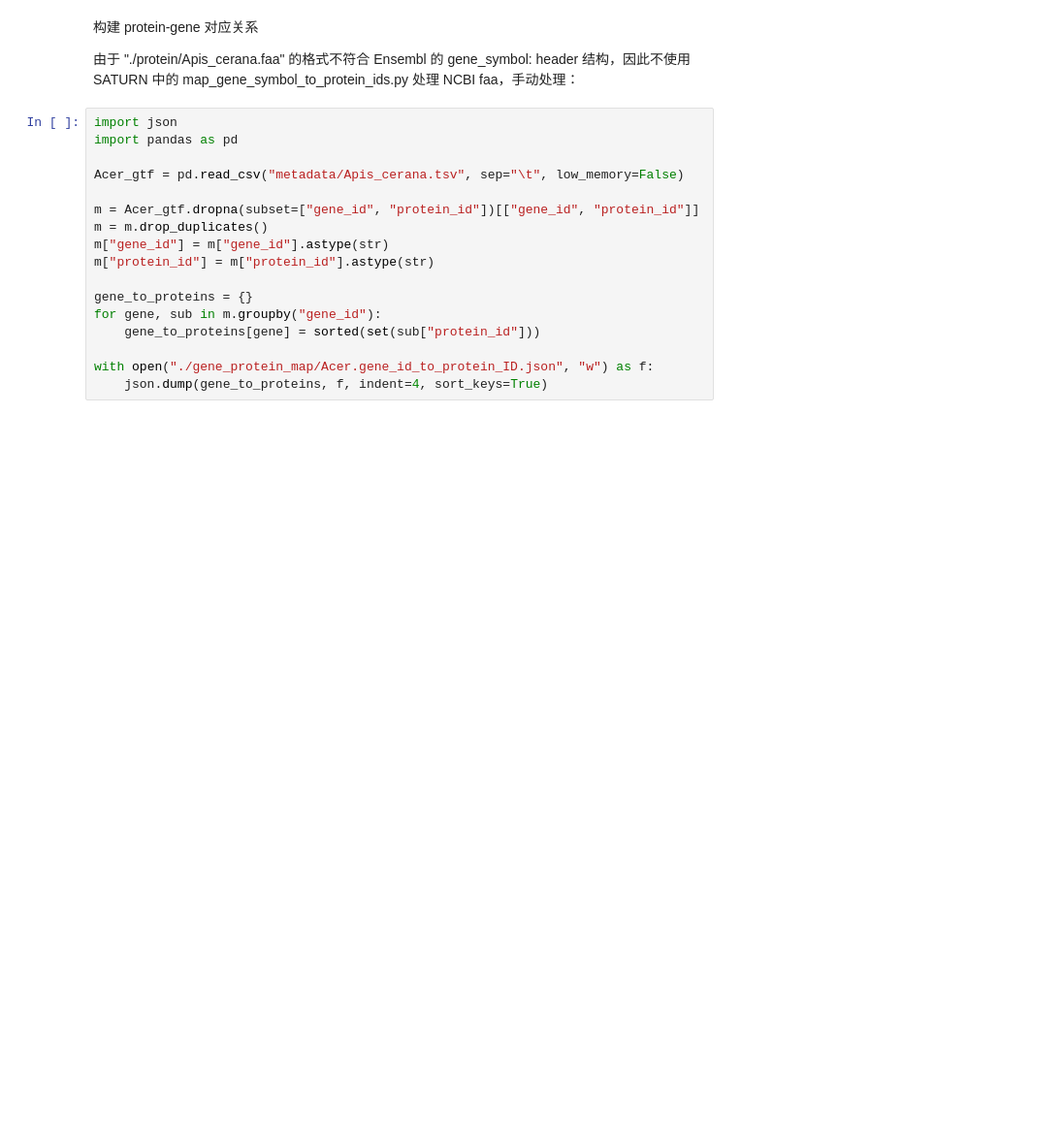
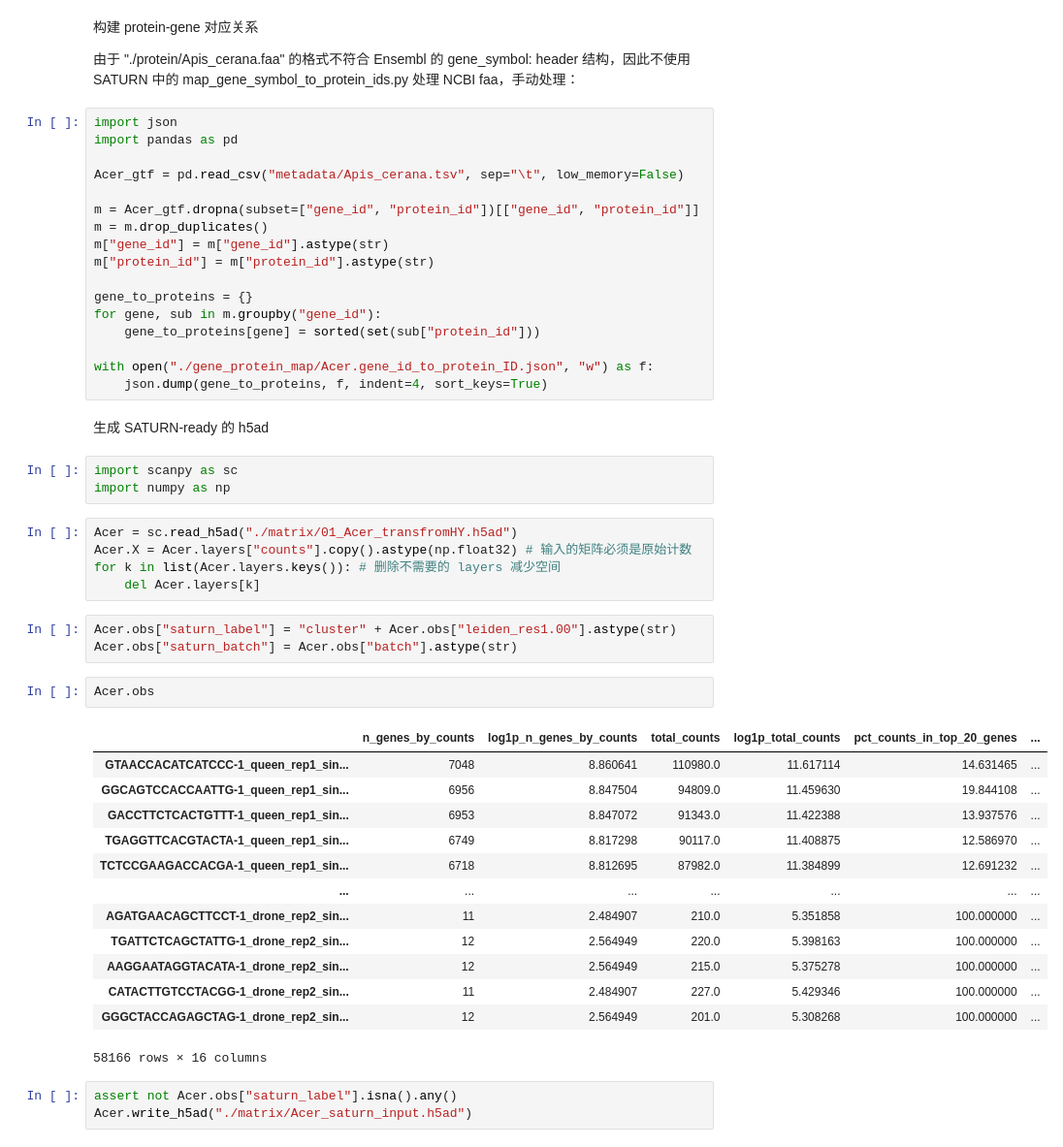
Before and after one commit to zliu90693/SATURN_anno, a Jupyter notebook: 01_01-preprocess-Acer.ipynb, the cells around one changed output. Shown at 97% size. Drawn from its saved outputs; the diff is of its cells as text; blank space fills up the shorter version.

```diff
--- a/01_01-preprocess-Acer.ipynb
+++ b/01_01-preprocess-Acer.ipynb
@@ -75,3 +75,35 @@ for gene, sub in m.groupby("gene_id"):
 
 with open("./gene_protein_map/Acer.gene_id_to_protein_ID.json", "w") as f:
     json.dump(gene_to_proteins, f, indent=4, sort_keys=True)
+# %% [markdown]
+生成 SATURN-ready 的 h5ad
+# %%
+import scanpy as sc
+import numpy as np
+# %%
+Acer = sc.read_h5ad("./matrix/01_Acer_transfromHY.h5ad")
+Acer.X = Acer.layers["counts"].copy().astype(np.float32) # 输入的矩阵必须是原始计数
+for k in list(Acer.layers.keys()): # 删除不需要的 layers 减少空间
+    del Acer.layers[k]
+# %%
+Acer.obs["saturn_label"] = "cluster" + Acer.obs["leiden_res1.00"].astype(str)
+Acer.obs["saturn_batch"] = Acer.obs["batch"].astype(str)
+# %%
+Acer.obs
+# %% [output]
+|  | n_genes_by_counts | log1p_n_genes_by_counts | total_counts | log1p_total_counts | pct_counts_in_top_20_genes | ... |
+| GTAACCACATCATCCC-1_queen_rep1_sin... | 7048 | 8.860641 | 110980.0 | 11.617114 | 14.631465 | ... |
+| GGCAGTCCACCAATTG-1_queen_rep1_sin... | 6956 | 8.847504 | 94809.0 | 11.459630 | 19.844108 | ... |
+| GACCTTCTCACTGTTT-1_queen_rep1_sin... | 6953 | 8.847072 | 91343.0 | 11.422388 | 13.937576 | ... |
+| TGAGGTTCACGTACTA-1_queen_rep1_sin... | 6749 | 8.817298 | 90117.0 | 11.408875 | 12.586970 | ... |
+| TCTCCGAAGACCACGA-1_queen_rep1_sin... | 6718 | 8.812695 | 87982.0 | 11.384899 | 12.691232 | ... |
+| ... | ... | ... | ... | ... | ... | ... |
+| AGATGAACAGCTTCCT-1_drone_rep2_sin... | 11 | 2.484907 | 210.0 | 5.351858 | 100.000000 | ... |
+| TGATTCTCAGCTATTG-1_drone_rep2_sin... | 12 | 2.564949 | 220.0 | 5.398163 | 100.000000 | ... |
+| AAGGAATAGGTACATA-1_drone_rep2_sin... | 12 | 2.564949 | 215.0 | 5.375278 | 100.000000 | ... |
+| CATACTTGTCCTACGG-1_drone_rep2_sin... | 11 | 2.484907 | 227.0 | 5.429346 | 100.000000 | ... |
+| GGGCTACCAGAGCTAG-1_drone_rep2_sin... | 12 | 2.564949 | 201.0 | 5.308268 | 100.000000 | ... |
+58166 rows × 16 columns
+# %%
+assert not Acer.obs["saturn_label"].isna().any()
+Acer.write_h5ad("./matrix/Acer_saturn_input.h5ad")
```
Also changed, not shown: 9 other files.
